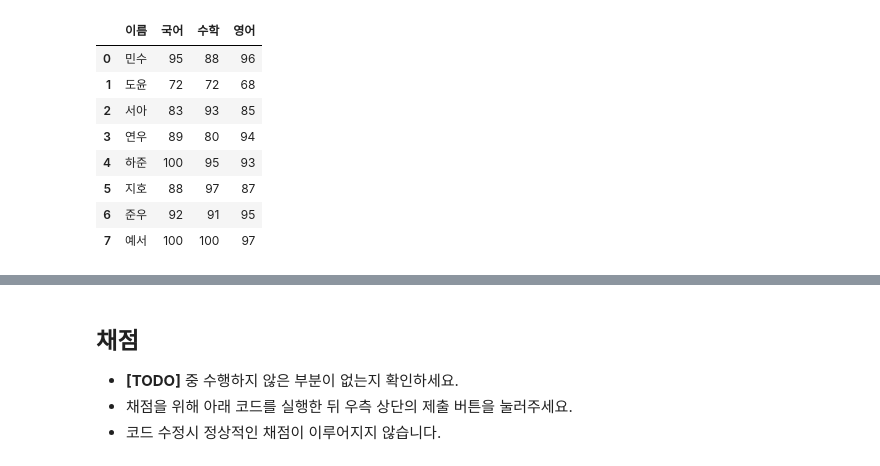
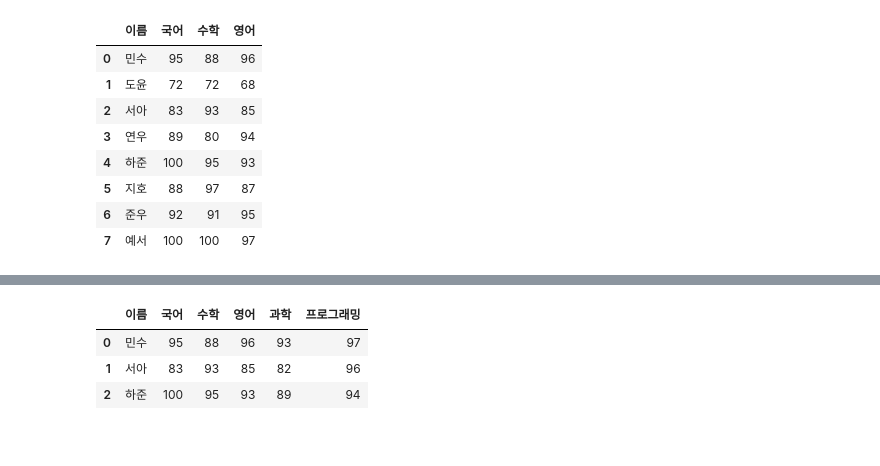
Before and after one commit to JGH-Programmer/Python, a Jupyter notebook: Numpy_Pandas.Practice/[실습7] 데이터 병합하기.ipynb, the cells around one changed output, grey strips where cells are left out. Drawn from its saved outputs; the diff is of its cells as text; code cells hidden in the pictures.

```diff
--- a/Numpy_Pandas.Practice/[실습7] 데이터 병합하기.ipynb
+++ b/Numpy_Pandas.Practice/[실습7] 데이터 병합하기.ipynb
@@ -192,10 +195,10 @@ ans1
 | 2 |하준  | 100 | 95  | 93  | 89  | 94  |
 # %%
 # None을 지우고 알맞은 코드를 입력하세요.
-ans2=pd.merge(df,mm)
+ans2=pd.merge(score,add2, on = "이름",how="inner")
 ans2
+# %% [output]
+|  | 이름 | 국어 | 수학 | 영어 | 과학 | 프로그래밍 |
+| 0 | 민수 | 95 | 88 | 96 | 93 | 97 |
+| 1 | 서아 | 83 | 93 | 85 | 82 | 96 |
+| 2 | 하준 | 100 | 95 | 93 | 89 | 94 |
-# %% [markdown]
-## 채점
-* **[TODO]** 중 수행하지 않은 부분이 없는지 확인하세요.
-* 채점을 위해 아래 코드를 실행한 뒤 우측 상단의 제출 버튼을 눌러주세요.
-* 코드 수정시 정상적인 채점이 이루어지지 않습니다.
```
Also changed, not shown: parts of 1 cell of this notebook, 4 other files.
